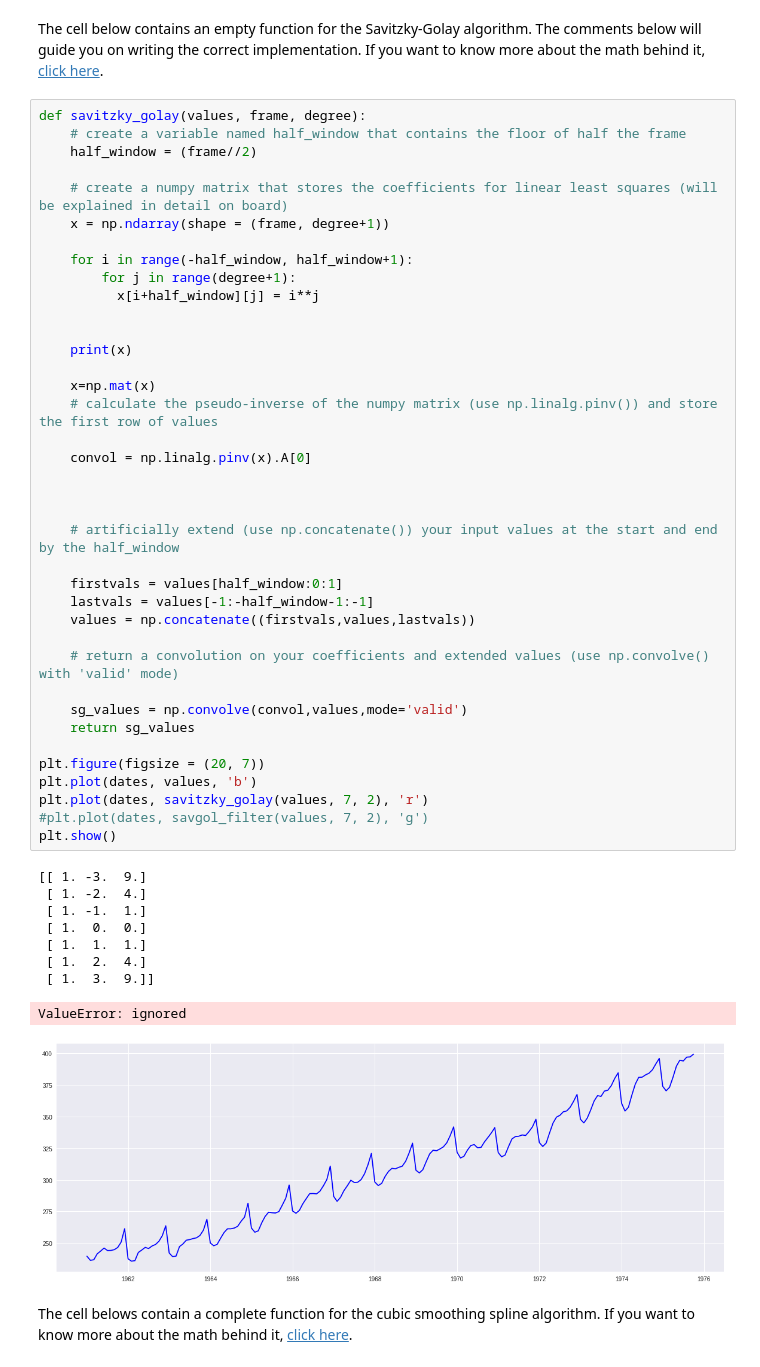
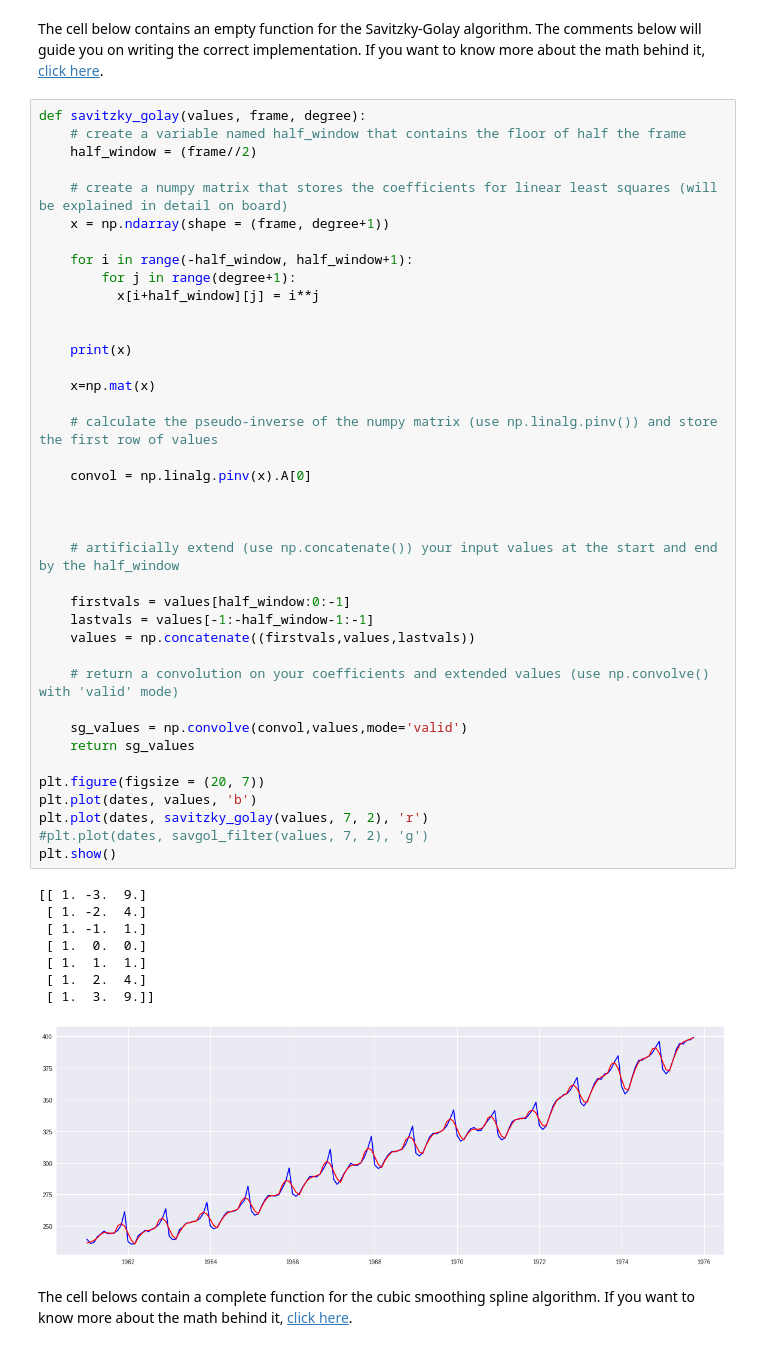
Before and after one commit to nakabox/Week2_public, a Jupyter notebook: Copy_of_Signal_Cleanup.ipynb, the cells around one changed output. Cells and saved outputs as stored; diff of their text form.

```diff
--- a/Copy_of_Signal_Cleanup.ipynb
+++ b/Copy_of_Signal_Cleanup.ipynb
@@ -104,38 +104,38 @@ def savitzky_golay(values, frame, degree):
     print(x)
 
     x=np.mat(x)
+
     # calculate the pseudo-inverse of the numpy matrix (use np.linalg.pinv()) and store the first row of values
 
     convol = np.linalg.pinv(x).A[0]
 
 
 
     # artificially extend (use np.concatenate()) your input values at the start and end by the half_window
 
-    firstvals = values[half_window:0:1]
+    firstvals = values[half_window:0:-1]
     lastvals = values[-1:-half_window-1:-1]
     values = np.concatenate((firstvals,values,lastvals))
 
     # return a convolution on your coefficients and extended values (use np.convolve() with 'valid' mode)
 
     sg_values = np.convolve(convol,values,mode='valid')
     return sg_values
 
 plt.figure(figsize = (20, 7))
 plt.plot(dates, values, 'b')
 plt.plot(dates, savitzky_golay(values, 7, 2), 'r')
 #plt.plot(dates, savgol_filter(values, 7, 2), 'g')
 plt.show()
 # %% [output]
 [[ 1. -3.  9.]
  [ 1. -2.  4.]
  [ 1. -1.  1.]
  [ 1.  0.  0.]
  [ 1.  1.  1.]
  [ 1.  2.  4.]
  [ 1.  3.  9.]]
-ValueError: ignored
-[figure, old version]
+[figure, new version]
 # %% [markdown]
 The cell belows contain a complete function for the cubic smoothing spline algorithm. If you want to know more about the math behind it, [click here](https://en.wikiversity.org/wiki/Cubic_Spline_Interpolation).
 # %% [markdown]
```
Also changed, not shown: parts of 4 cells of this notebook.
